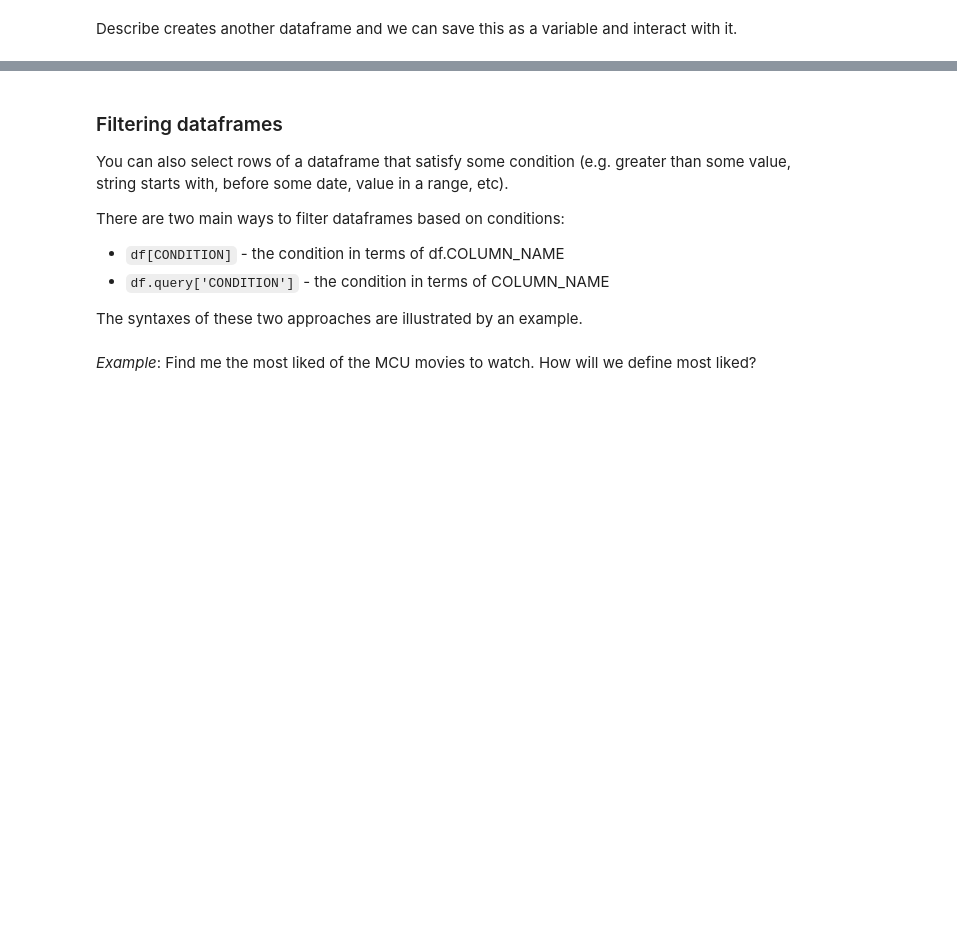
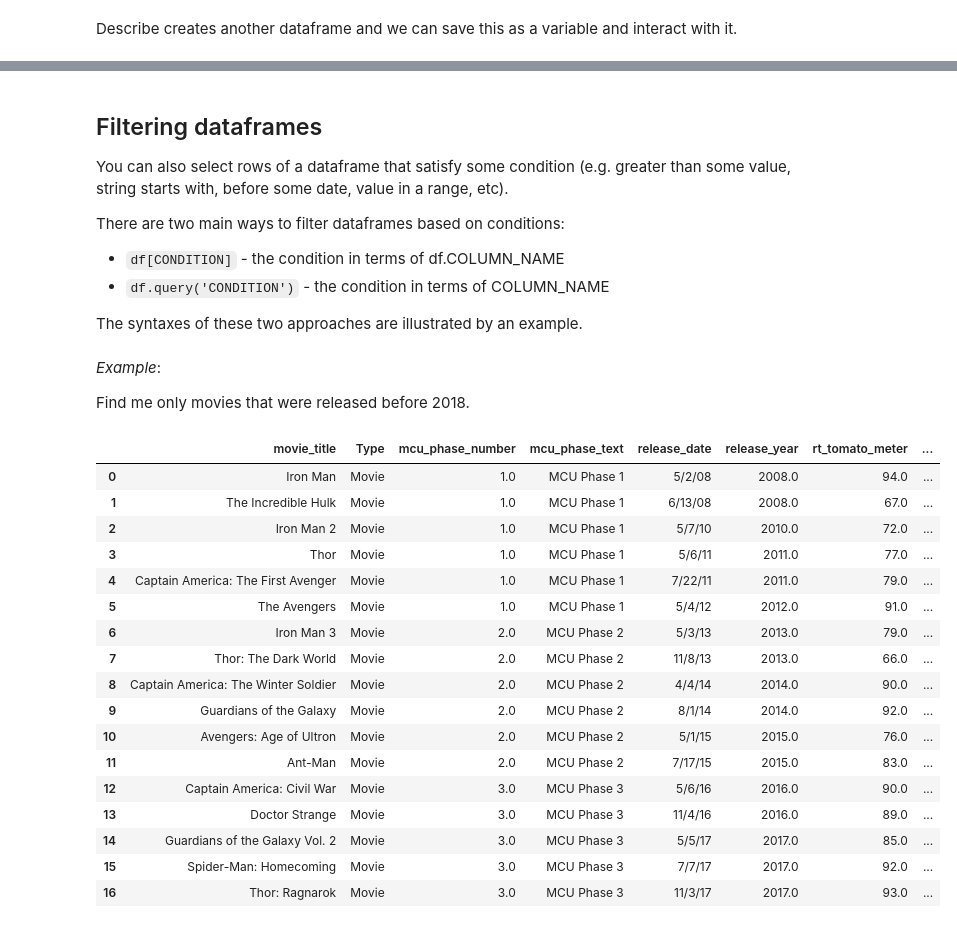
Before and after one commit to GettysburgDataScience/DS256-ClassNotes, a Jupyter notebook: _sources/03_Pandas/01_pandas_intro.ipynb, the cells around one changed output, grey strips where cells are left out. Saved outputs shown, nothing was run; the diff lists cells and outputs as text; code cells hidden in the pictures; blank space fills up the shorter version.

````diff
--- a/_sources/03_Pandas/01_pandas_intro.ipynb
+++ b/_sources/03_Pandas/01_pandas_intro.ipynb
@@ -191,3 +236,0 @@ Data can be 'bad' for numerous reasons, but most immediately obvious are missing
-# %%
-mcu_df.dropna(axis=1, inplace=True)
-mcu_df.tail()
@@ -240,0 +332,11 @@ mcu_df.query('Type == @desired_type and release_year < 2013')
+# %%
+# a new column indicating whether viewers or critics liked the movie more
+mcu_df['audience_vs_critic'] = mcu_df['rt_audience_score'] - mcu_df['rt_tomato_meter']
+
+# a new column calculating the net revenue
+mcu_df['profit'] = mcu_df['worldwide_box_office'] - mcu_df['production_budget']
+
+# a new column using the new column above
+mcu_df['profit_margin'] = mcu_df['profit']/mcu_df['worldwide_box_office']
+
+mcu_df.head()
@@ -241,13 +350,11 @@ mcu_df.query('Type == @desired_type and release_year < 2013')
 # %% [markdown]
-### Filtering dataframes
+## Filtering dataframes
 
 You can also select rows of a dataframe that satisfy some condition (e.g. greater than some value, string starts with, before some date, value in a range, etc).
 
 There are two main ways to filter dataframes based on conditions:
 
  - ```df[CONDITION]``` - the condition in terms of df.COLUMN_NAME
- - ```df.query['CONDITION']``` - the condition in terms of COLUMN_NAME
+ - ```df.query('CONDITION')``` - the condition in terms of COLUMN_NAME
 
  The syntaxes of these two approaches are illustrated by an example.
-# %% [markdown]
-*Example*: Find me the most liked of the MCU movies to watch. How will we define most liked?
@@ -255,0 +361,33 @@ mcu_df['rt_audience_score'].mean()
+# %% [markdown]
+*Example*:
+
+Find me only movies that were released before 2018.
+# %%
+movie_type = "Movie"
+year = 2018
+
+# Standard filter
+mcu_df[(mcu_df['Type']==movie_type) & (mcu_df['release_year']<year)]
+
+# Query
+mcu_df.query('Type == @movie_type and release_year < @year')
+mcu_df.query('Type == "Movie" and release_year < 2018')
+# %% [output]
+|  | movie_title | Type | mcu_phase_number | mcu_phase_text | release_date | release_year | rt_tomato_meter | ... |
+| 0 | Iron Man | Movie | 1.0 | MCU Phase 1 | 5/2/08 | 2008.0 | 94.0 | ... |
+| 1 | The Incredible Hulk | Movie | 1.0 | MCU Phase 1 | 6/13/08 | 2008.0 | 67.0 | ... |
+| 2 | Iron Man 2 | Movie | 1.0 | MCU Phase 1 | 5/7/10 | 2010.0 | 72.0 | ... |
+| 3 | Thor | Movie | 1.0 | MCU Phase 1 | 5/6/11 | 2011.0 | 77.0 | ... |
+| 4 | Captain America: The First Avenger | Movie | 1.0 | MCU Phase 1 | 7/22/11 | 2011.0 | 79.0 | ... |
+| 5 | The Avengers | Movie | 1.0 | MCU Phase 1 | 5/4/12 | 2012.0 | 91.0 | ... |
+| 6 | Iron Man 3 | Movie | 2.0 | MCU Phase 2 | 5/3/13 | 2013.0 | 79.0 | ... |
+| 7 | Thor: The Dark World | Movie | 2.0 | MCU Phase 2 | 11/8/13 | 2013.0 | 66.0 | ... |
+| 8 | Captain America: The Winter Soldier | Movie | 2.0 | MCU Phase 2 | 4/4/14 | 2014.0 | 90.0 | ... |
+| 9 | Guardians of the Galaxy | Movie | 2.0 | MCU Phase 2 | 8/1/14 | 2014.0 | 92.0 | ... |
+| 10 | Avengers: Age of Ultron | Movie | 2.0 | MCU Phase 2 | 5/1/15 | 2015.0 | 76.0 | ... |
+| 11 | Ant-Man | Movie | 2.0 | MCU Phase 2 | 7/17/15 | 2015.0 | 83.0 | ... |
+| 12 | Captain America: Civil War | Movie | 3.0 | MCU Phase 3 | 5/6/16 | 2016.0 | 90.0 | ... |
+| 13 | Doctor Strange | Movie | 3.0 | MCU Phase 3 | 11/4/16 | 2016.0 | 89.0 | ... |
+| 14 | Guardians of the Galaxy Vol. 2 | Movie | 3.0 | MCU Phase 3 | 5/5/17 | 2017.0 | 85.0 | ... |
+| 15 | Spider-Man: Homecoming | Movie | 3.0 | MCU Phase 3 | 7/7/17 | 2017.0 | 92.0 | ... |
+| 16 | Thor: Ragnarok | Movie | 3.0 | MCU Phase 3 | 11/3/17 | 2017.0 | 93.0 | ... |
````
Also changed, not shown: parts of 41 cells of this notebook, 6 other files.
